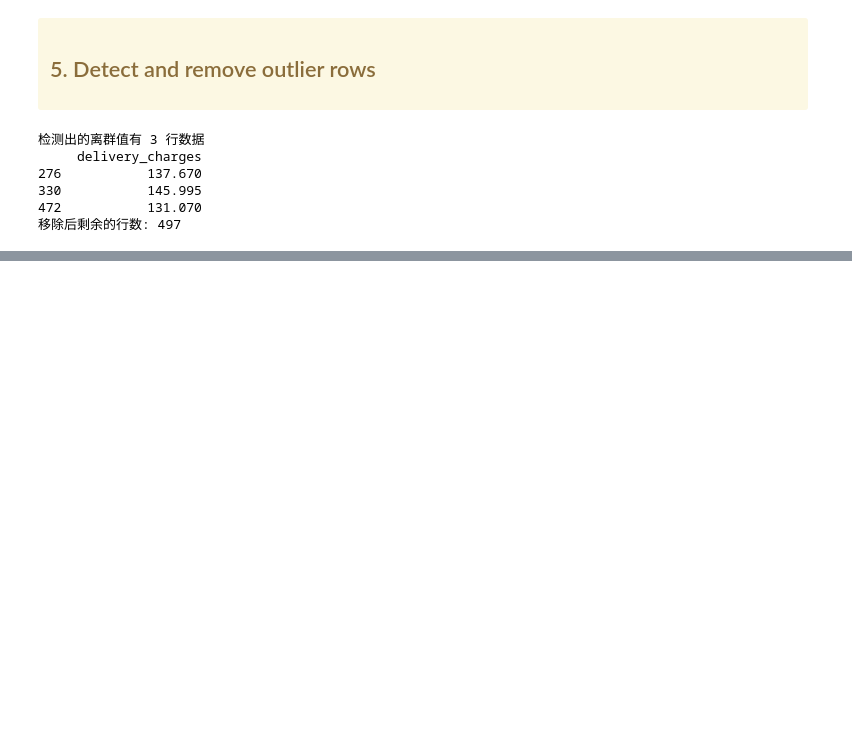
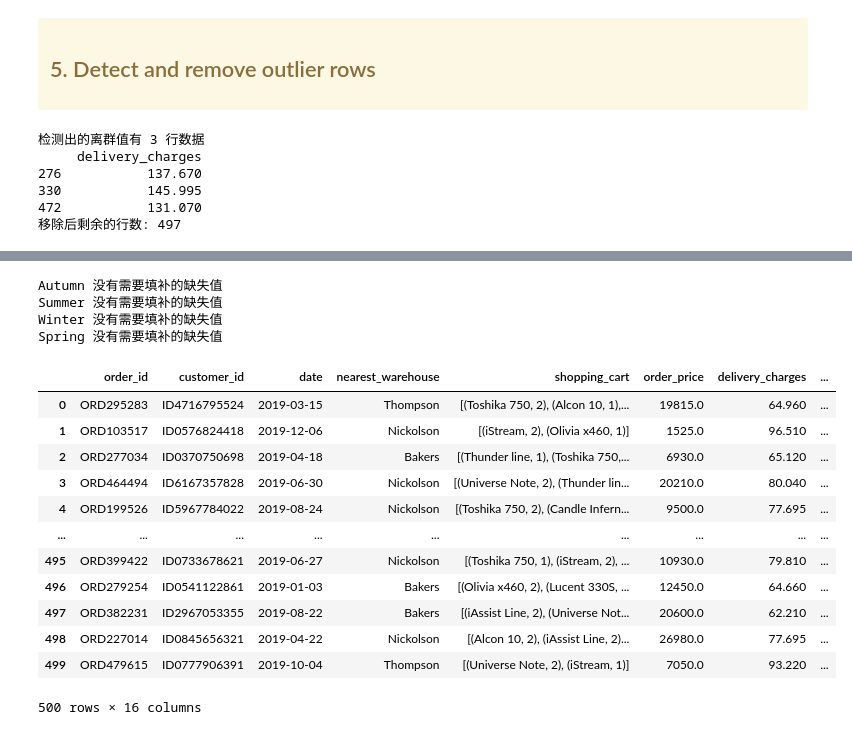
Before and after one commit to walter181/Group181_ass2, a Jupyter notebook: Group181_ass2_task1.ipynb, the cells around one changed output, grey strips where cells are left out. Drawn from its saved outputs; the diff is of its cells as text; code cells hidden in the pictures; blank space fills up the shorter version.

```diff
--- a/Group181_ass2_task1.ipynb
+++ b/Group181_ass2_task1.ipynb
@@ -900,0 +1044,52 @@ print(f"移除后剩余的行数: {len(cleaned_data)}")
+# %%
+# 根据不同季节训练模型
+seasons = df['season'].unique()
+
+for season in seasons:
+    season_data = df[df['season'] == season]
+    X_season = season_data[['distance_to_nearest_warehouse', 'is_expedited_delivery', 'is_happy_customer']]
+    y_season = season_data['delivery_charges']
+
+    # 对每个季节训练模型
+    model_season = LinearRegression()
+    model_season.fit(X_season, y_season)
+
+    # 预测缺失值
+    missing_season_delivery_charges = season_data['delivery_charges'].isnull()
+
+    # 检查是否有缺失值，如果有才进行预测
+    if missing_season_delivery_charges.sum() > 0:
+        # 执行预测并填补缺失值
+        predicted_values = model_season.predict(season_data.loc[missing_season_delivery_charges, ['distance_to_nearest_warehouse', 'is_expedited_delivery', 'is_happy_customer']])
+
+        # 更新原始数据中的缺失值
+        df.loc[missing_season_delivery_charges & (df['season'] == season), 'delivery_charges'] = predicted_values
+    else:
+        print(f"{season} 没有需要填补的缺失值")
+# %% [output]
+Autumn 没有需要填补的缺失值
+Summer 没有需要填补的缺失值
+Winter 没有需要填补的缺失值
+Spring 没有需要填补的缺失值
+# %%
+# 对评论进行分析
+df['is_happy_customer'] = df['latest_customer_review'].apply(lambda review: 1 if sia.polarity_scores(review)['compound'] >= 0.05 else 0)
+
+df
+
+# 保存处理后的数据
+df.to_csv('.csv', index=False)
+# %% [output]
+|  | order_id | customer_id | date | nearest_warehouse | shopping_cart | order_price | delivery_charges | ... |
+| 0 | ORD295283 | ID4716795524 | 2019-03-15 | Thompson | [(Toshika 750, 2), (Alcon 10, 1),... | 19815.0 | 64.960 | ... |
+| 1 | ORD103517 | ID0576824418 | 2019-12-06 | Nickolson | [(iStream, 2), (Olivia x460, 1)] | 1525.0 | 96.510 | ... |
+| 2 | ORD277034 | ID0370750698 | 2019-04-18 | Bakers | [(Thunder line, 1), (Toshika 750,... | 6930.0 | 65.120 | ... |
+| 3 | ORD464494 | ID6167357828 | 2019-06-30 | Nickolson | [(Universe Note, 2), (Thunder lin... | 20210.0 | 80.040 | ... |
+| 4 | ORD199526 | ID5967784022 | 2019-08-24 | Nickolson | [(Toshika 750, 2), (Candle Infern... | 9500.0 | 77.695 | ... |
+| ... | ... | ... | ... | ... | ... | ... | ... | ... |
+| 495 | ORD399422 | ID0733678621 | 2019-06-27 | Nickolson | [(Toshika 750, 1), (iStream, 2), ... | 10930.0 | 79.810 | ... |
+| 496 | ORD279254 | ID0541122861 | 2019-01-03 | Bakers | [(Olivia x460, 2), (Lucent 330S, ... | 12450.0 | 64.660 | ... |
+| 497 | ORD382231 | ID2967053355 | 2019-08-22 | Bakers | [(iAssist Line, 2), (Universe Not... | 20600.0 | 62.210 | ... |
+| 498 | ORD227014 | ID0845656321 | 2019-04-22 | Nickolson | [(Alcon 10, 2), (iAssist Line, 2)... | 26980.0 | 77.695 | ... |
+| 499 | ORD479615 | ID0777906391 | 2019-10-04 | Thompson | [(Universe Note, 2), (iStream, 1)] | 7050.0 | 93.220 | ... |
+500 rows × 16 columns
```
Also changed, not shown: parts of 5 cells of this notebook, 1 other file.
